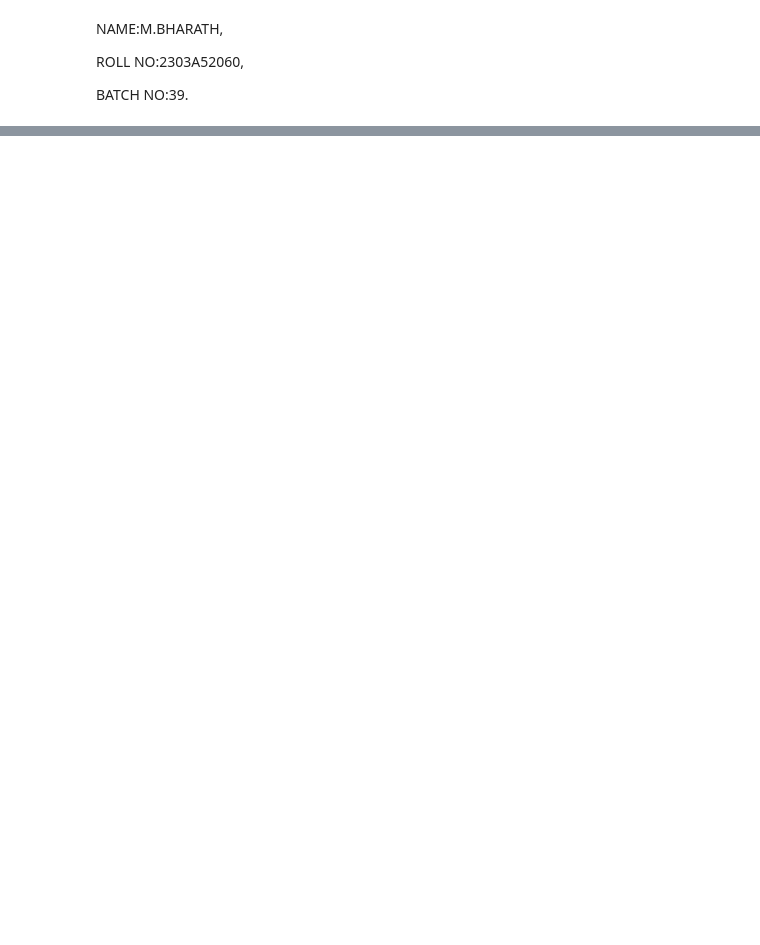
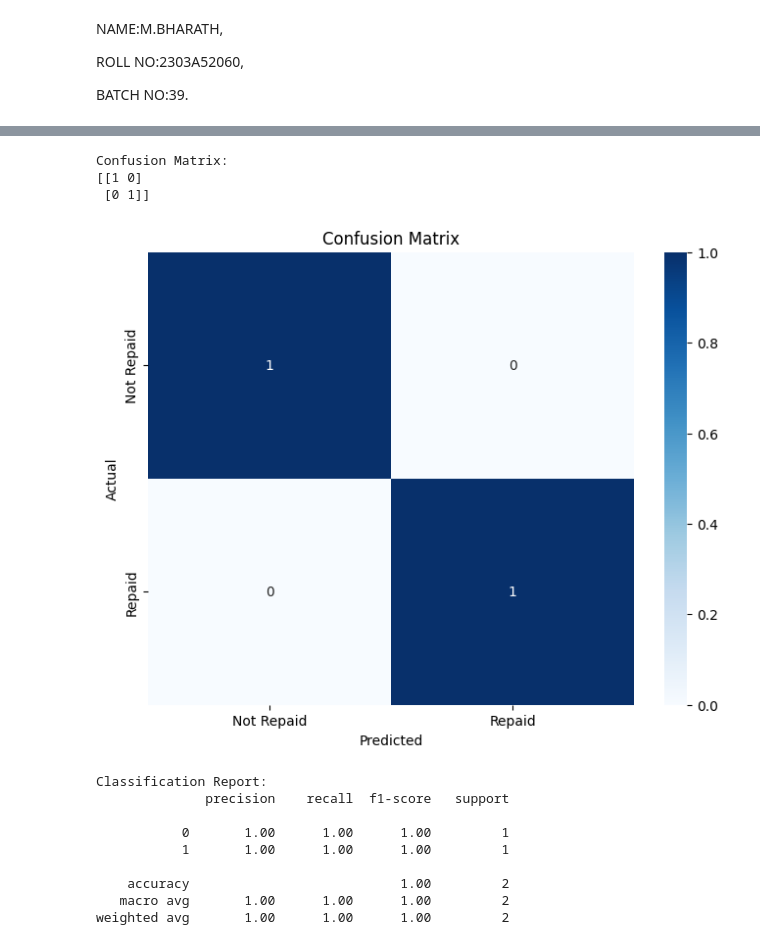
Before and after one commit to 2303A52060/23CSBTB39-40, a Jupyter notebook: AIML_ASSIGNMENT_8.ipynb, the cells around one changed output, grey strips where cells are left out. Drawn from its saved outputs; the diff is of its cells as text; code cells hidden in the pictures; blank space fills up the shorter version.

```diff
--- a/AIML_ASSIGNMENT_8.ipynb
+++ b/AIML_ASSIGNMENT_8.ipynb
@@ -337,0 +204,59 @@ Best Parameters from Grid Search:
+# %%
+import pandas as pd
+from sklearn.model_selection import train_test_split
+from sklearn.ensemble import RandomForestClassifier
+from sklearn.metrics import classification_report, confusion_matrix
+import seaborn as sns
+import matplotlib.pyplot as plt
+
+# Load the cleaned dataset
+data = pd.read_csv('lending_data.csv')
+
+# Create dummy variables for the 'purpose' feature
+data = pd.get_dummies(data, columns=['purpose'], drop_first=True)
+
+# Prepare features (X) and target (y)
+X = data.drop('loan_repaid', axis=1)  # Features
+y = data['loan_repaid']  # Target variable
+
+# Split the data into training and testing sets
+X_train, X_test, y_train, y_test = train_test_split(X, y, test_size=0.2, random_state=42)
+
+# Initialize and fit the Random Forest Classifier
+rf_model = RandomForestClassifier(n_estimators=100, random_state=42)
+rf_model.fit(X_train, y_train)
+
+# Make predictions on the test set
+y_pred = rf_model.predict(X_test)
+
+# 1. Generate the confusion matrix
+conf_matrix = confusion_matrix(y_test, y_pred)
+print("Confusion Matrix:")
+print(conf_matrix)
+
+# Plot the confusion matrix
+plt.figure(figsize=(8, 6))
+sns.heatmap(conf_matrix, annot=True, fmt='d', cmap='Blues', xticklabels=['Not Repaid', 'Repaid'], yticklabels=['Not Repaid', 'Repaid'])
+plt.title('Confusion Matrix')
+plt.xlabel('Predicted')
+plt.ylabel('Actual')
+plt.show()
+
+# 2. Generate the classification report
+class_report = classification_report(y_test, y_pred)
+print("Classification Report:")
+print(class_report)
+# %% [output]
+Confusion Matrix:
+[[1 0]
+ [0 1]]
+[figure, added]
+Classification Report:
+              precision    recall  f1-score   support
+
+           0       1.00      1.00      1.00         1
+           1       1.00      1.00      1.00         1
+
+    accuracy                           1.00         2
+   macro avg       1.00      1.00      1.00         2
+weighted avg       1.00      1.00      1.00         2
```
Also changed, not shown: parts of 17 cells of this notebook.
